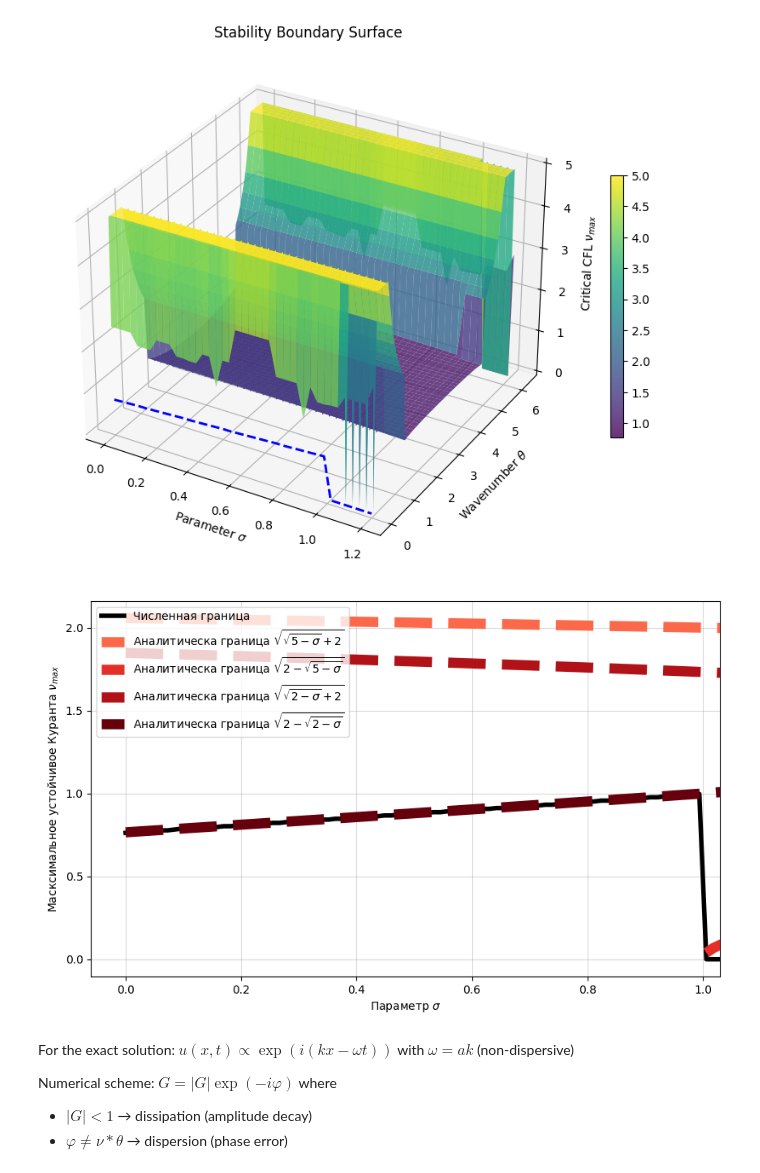
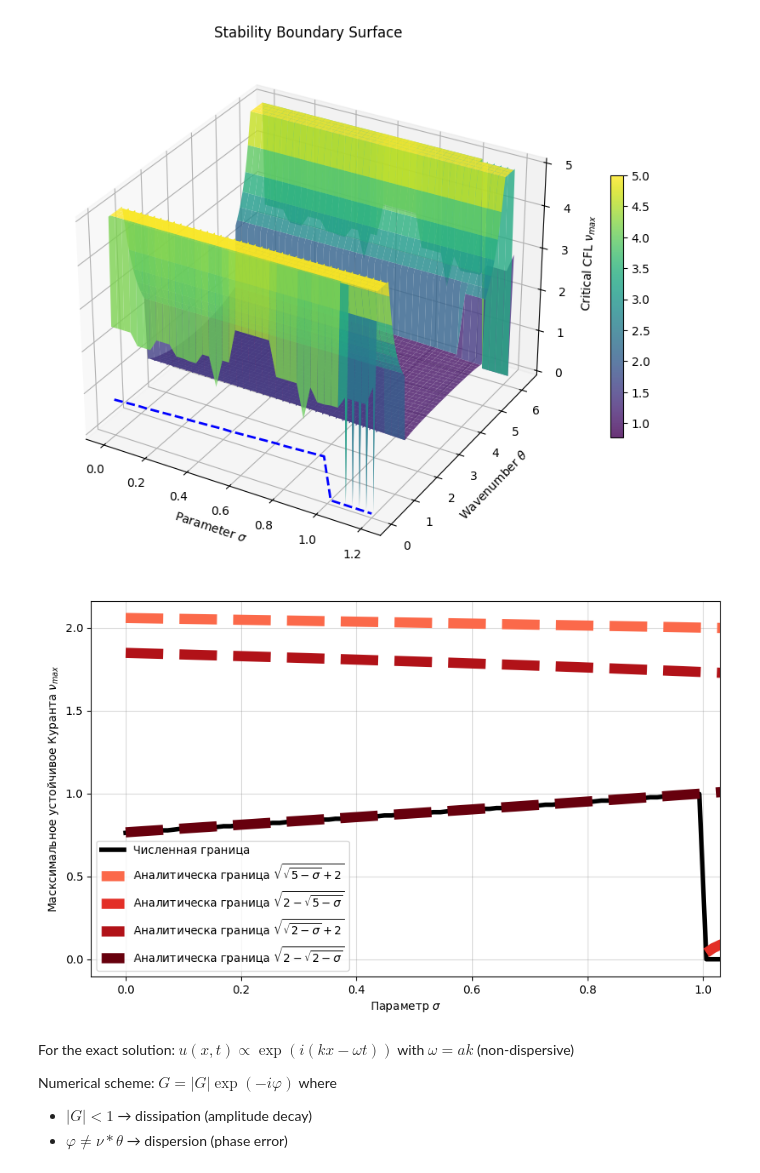
Before and after one commit to ukolov-ivan/mipt-vkr, a Jupyter notebook: src/sym.ipynb, the cells around one changed output. Drawn from its saved outputs; the diff is of its cells as text; code cells hidden in the pictures.

Commit message:
Adjusted plots

```diff
--- a/src/sym.ipynb
+++ b/src/sym.ipynb
@@ -834,12 +834,12 @@ ax.legend(loc='best', fontsize=8)
 # ax.plot(sigma_vals, [0]*len(sigma_vals), numerical_max_cfls,
 #         'b--', linewidth=2, label='Numerical max over θ')
 # ax.set_xlabel(r'Parameter $\sigma$')
-ax.set_xlabel(r'$\sigma$>')
+ax.set_xlabel(r'$\sigma$')
 # ax.set_ylabel(r'CFL $\nu$')
 ax.set_ylabel(r'$\nu$')
 # ax.set_zlim(0, 1.2)
 # ax.set_zlabel(r'Discriminant')
-# Discax.set_zlabel(r'Дискриминант')
+ax.set_zlabel(r'$Disc_x{P}$')
 # ax.set_title('Discriminant Surface')
 # ax.set_title('Discriminant Surface')
 
@@ -1488,36 +1488,36 @@ def plot_max_cfl_vs_sigma(sigma_vals: np.ndarray,
                 label=f'Аналитическа граница ${sp.latex(expr.rhs)}$')
 
     # ax.set_xlabel(r'Parameter $\sigma$')
     # ax.set_ylabel(r'Maximum stable CFL $\nu_{max}$')
     # ax.set_title(r'Maximum Stable CFL vs Parameter $\sigma$')
     ax.set_xlabel(r'Параметр $\sigma$')
     ax.set_ylabel(r'Масксимальное устойчивое Куранта $\nu_{max}$')
     # ax.set_title(r'Maximum Stable CFL vs Parameter $\sigma$')
 
     # Improve grid styling
     ax.grid(True, which='major', color='gray', alpha=0.3)
     ax.grid(True, which='minor', color='gray', alpha=0.1)
-    ax.legend(loc='upper left')
+    ax.legend(loc='lower left')
     return ax
 
 
 def plot_max_cfl_vs_sigma_figure(sigma_range=sigma_range,
                                  theta_range=theta_range,
                                  cfl_range=cfl_range,
                                  n_sigma=100,
                                  analytical_func: typing.Callable | None = None):
     """Convenience: create figure with one axis, compute and plot."""
     sigma_vals = np.linspace(*sigma_range, n_sigma)
     sigma_vals, max_cfl = compute_max_cfl_vs_sigma(sigma_vals, theta_range,
                                                    cfl_range)
     ax = plot_max_cfl_vs_sigma(sigma_vals, max_cfl, analytical_func=analytical_func)
     ax.set_xlim(right=1.03)
 
 plot_max_cfl_vs_sigma_figure()
-tikzplotlib.save('cfl-bound-vs-parameter.tikz', axis_width=r"\textwidth")
+tikzplotlib.save('cfl-bound-vs-parameter.tikz', axis_width=r"0.8\textwidth")
 plt.show()
 # %% [output]
-[figure, old version]
+[figure, new version]
 # %% [markdown]
 For the exact solution: $u(x,t) ∝ \exp(i(kx - ωt))$ with $ω = ak$ (non-dispersive)
 
```
Also changed, not shown: parts of 1 cell of this notebook, 1 other file.
